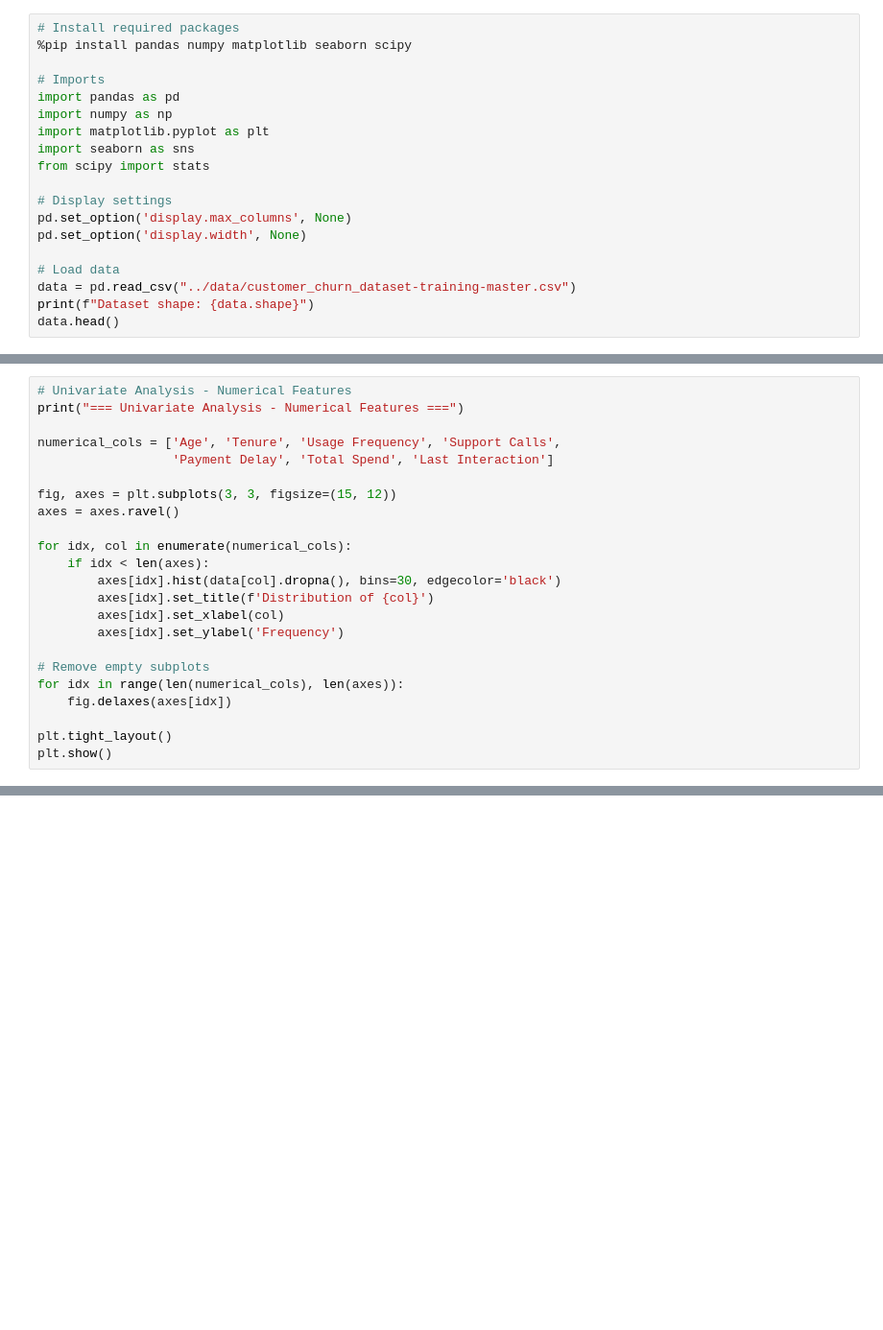
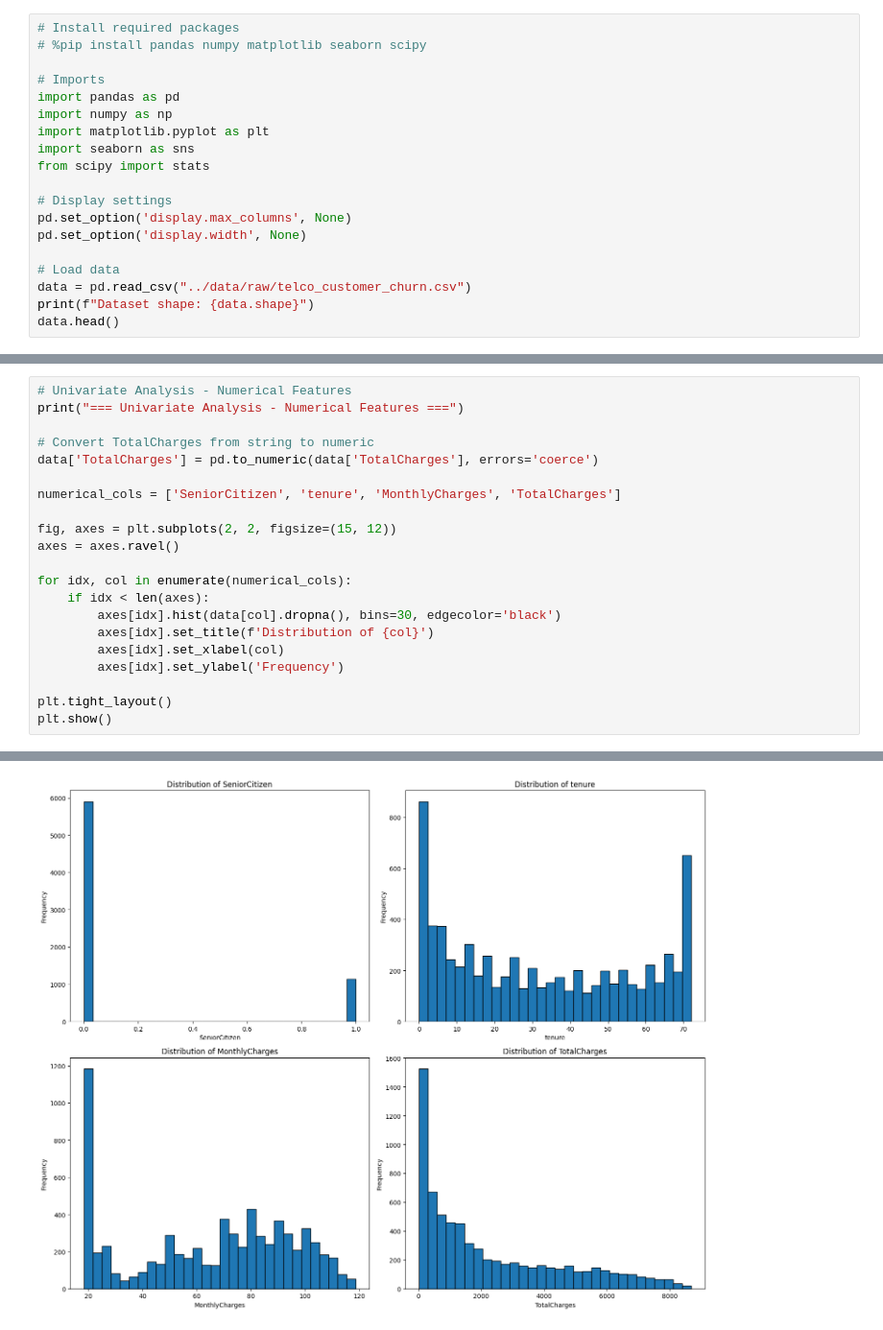
Before and after one commit to cat-cols/telco-churn-analytics, a Jupyter notebook: notebooks/01_eda.ipynb, the cells around one changed output, grey strips where cells are left out. Shown at 96% size. Cells and saved outputs as stored; diff of their text form; blank space fills up the shorter version.

```diff
--- a/notebooks/01_eda.ipynb
+++ b/notebooks/01_eda.ipynb
@@ -1,6 +1,6 @@
 # %%
 # Install required packages
-%pip install pandas numpy matplotlib seaborn scipy
+# %pip install pandas numpy matplotlib seaborn scipy
 
 # Imports
 import pandas as pd
@@ -14,7 +14,7 @@ pd.set_option('display.max_columns', None)
 pd.set_option('display.width', None)
 
 # Load data
-data = pd.read_csv("../data/customer_churn_dataset-training-master.csv")
+data = pd.read_csv("../data/raw/telco_customer_churn.csv")
 print(f"Dataset shape: {data.shape}")
 data.head()
 # %% [output]
@@ -67,10 +99,12 @@ plt.show()
 # Univariate Analysis - Numerical Features
 print("=== Univariate Analysis - Numerical Features ===")
 
-numerical_cols = ['Age', 'Tenure', 'Usage Frequency', 'Support Calls',
-                  'Payment Delay', 'Total Spend', 'Last Interaction']
+# Convert TotalCharges from string to numeric
+data['TotalCharges'] = pd.to_numeric(data['TotalCharges'], errors='coerce')
 
-fig, axes = plt.subplots(3, 3, figsize=(15, 12))
+numerical_cols = ['SeniorCitizen', 'tenure', 'MonthlyCharges', 'TotalCharges']
+
+fig, axes = plt.subplots(2, 2, figsize=(15, 12))
 axes = axes.ravel()
 
 for idx, col in enumerate(numerical_cols):
@@ -80,9 +114,6 @@ for idx, col in enumerate(numerical_cols):
         axes[idx].set_xlabel(col)
         axes[idx].set_ylabel('Frequency')
 
-# Remove empty subplots
-for idx in range(len(numerical_cols), len(axes)):
-    fig.delaxes(axes[idx])
-
 plt.tight_layout()
 plt.show()
+# %% [output]
@@ -89,3 +121,4 @@ plt.show()
+[figure, added]
 # %%
 # Univariate Analysis - Categorical Features
 print("=== Univariate Analysis - Categorical Features ===")
```
Also changed, not shown: parts of 10 cells of this notebook, 19 other files.
